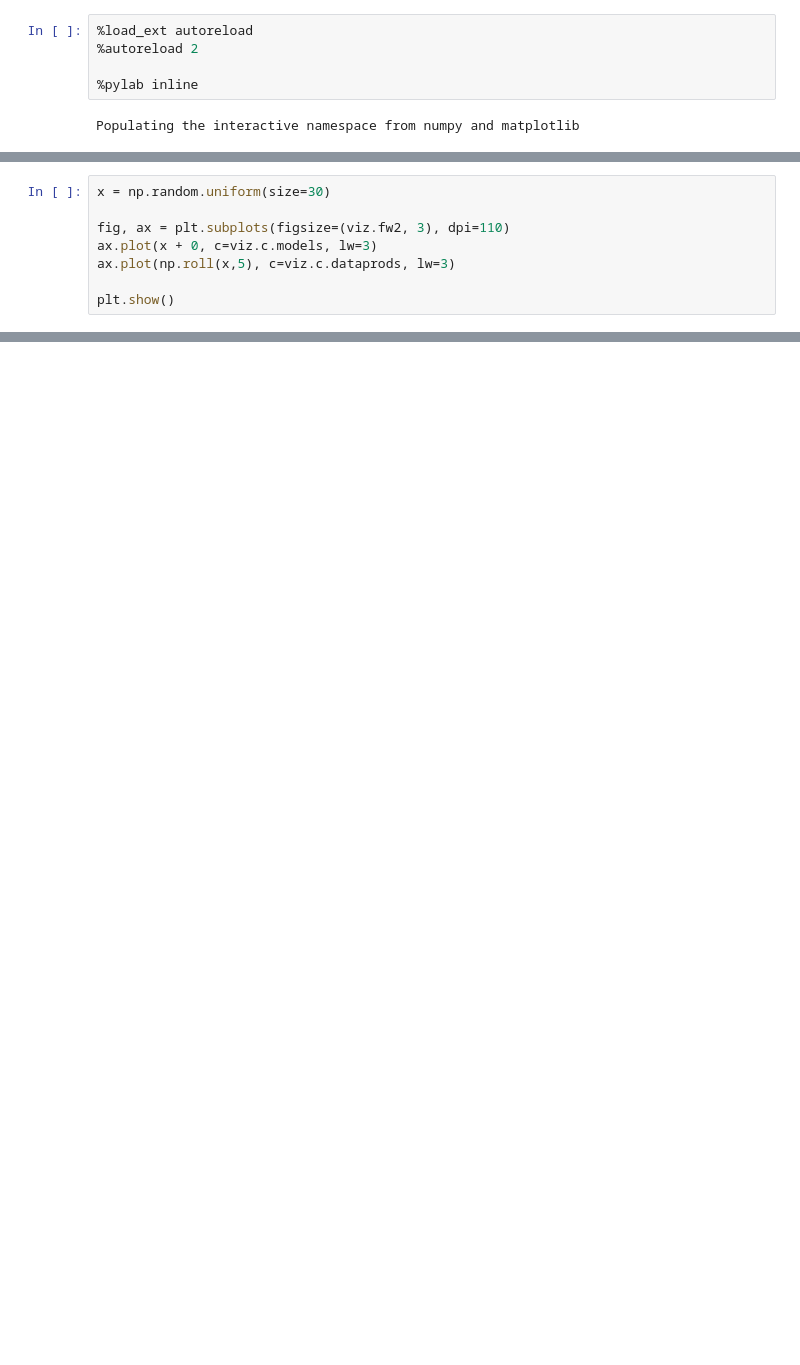
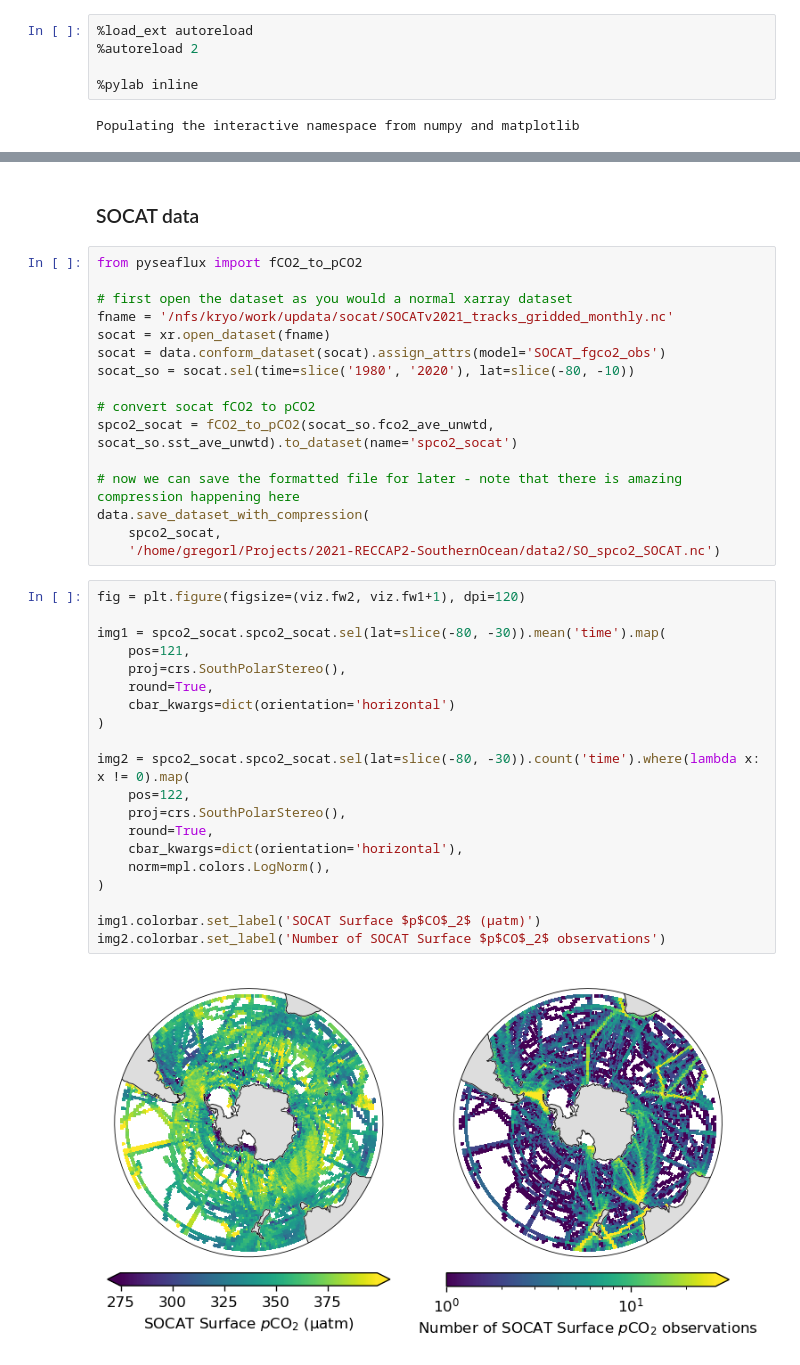
Before and after one commit to RECCAP2-ocean/R2-scripts, a Jupyter notebook: notebooks/python_workflow_example.ipynb, the cells around one changed output, grey strips where cells are left out. Drawn from its saved outputs; the diff is of its cells as text; blank space fills up the shorter version.

```diff
--- a/notebooks/python_workflow_example.ipynb
+++ b/notebooks/python_workflow_example.ipynb
@@ -22,8 +23,0 @@ import viz
-# %%
-x = np.random.uniform(size=30)
-
-fig, ax = plt.subplots(figsize=(viz.fw2, 3), dpi=110)
-ax.plot(x + 0, c=viz.c.models, lw=3)
-ax.plot(np.roll(x,5), c=viz.c.dataprods, lw=3)
-
-plt.show()
@@ -31,0 +151,40 @@ plt.show()
+# %% [markdown]
+### SOCAT data
+# %%
+from pyseaflux import fCO2_to_pCO2
+
+# first open the dataset as you would a normal xarray dataset
+fname = '/nfs/kryo/work/updata/socat/SOCATv2021_tracks_gridded_monthly.nc'
+socat = xr.open_dataset(fname)
+socat = data.conform_dataset(socat).assign_attrs(model='SOCAT_fgco2_obs')
+socat_so = socat.sel(time=slice('1980', '2020'), lat=slice(-80, -10))
+
+# convert socat fCO2 to pCO2
+spco2_socat = fCO2_to_pCO2(socat_so.fco2_ave_unwtd, socat_so.sst_ave_unwtd).to_dataset(name='spco2_socat')
+
+# now we can save the formatted file for later - note that there is amazing compression happening here
+data.save_dataset_with_compression(
+    spco2_socat,
+    '/home/gregorl/Projects/2021-RECCAP2-SouthernOcean/data2/SO_spco2_SOCAT.nc')
+# %%
+fig = plt.figure(figsize=(viz.fw2, viz.fw1+1), dpi=120)
+
+img1 = spco2_socat.spco2_socat.sel(lat=slice(-80, -30)).mean('time').map(
+    pos=121,
+    proj=crs.SouthPolarStereo(),
+    round=True,
+    cbar_kwargs=dict(orientation='horizontal')
+)
+
+img2 = spco2_socat.spco2_socat.sel(lat=slice(-80, -30)).count('time').where(lambda x: x != 0).map(
+    pos=122,
+    proj=crs.SouthPolarStereo(),
+    round=True,
+    cbar_kwargs=dict(orientation='horizontal'),
+    norm=mpl.colors.LogNorm(),
+)
+
+img1.colorbar.set_label('SOCAT Surface $p$CO$_2$ (µatm)')
+img2.colorbar.set_label('Number of SOCAT Surface $p$CO$_2$ observations')
+# %% [output]
+[figure, added]
```
Also changed, not shown: parts of 24 cells of this notebook, 4 other files.
